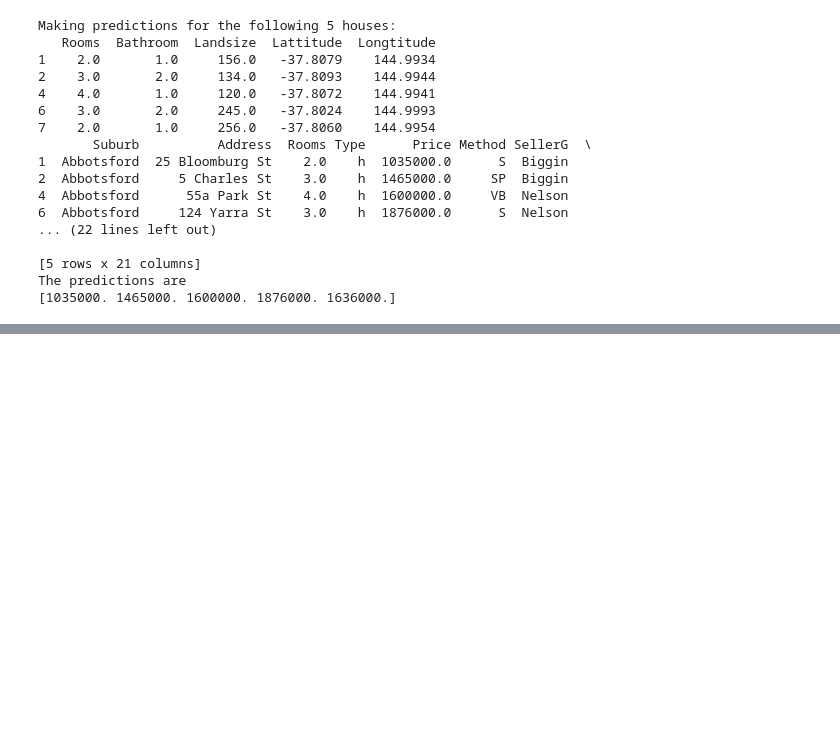
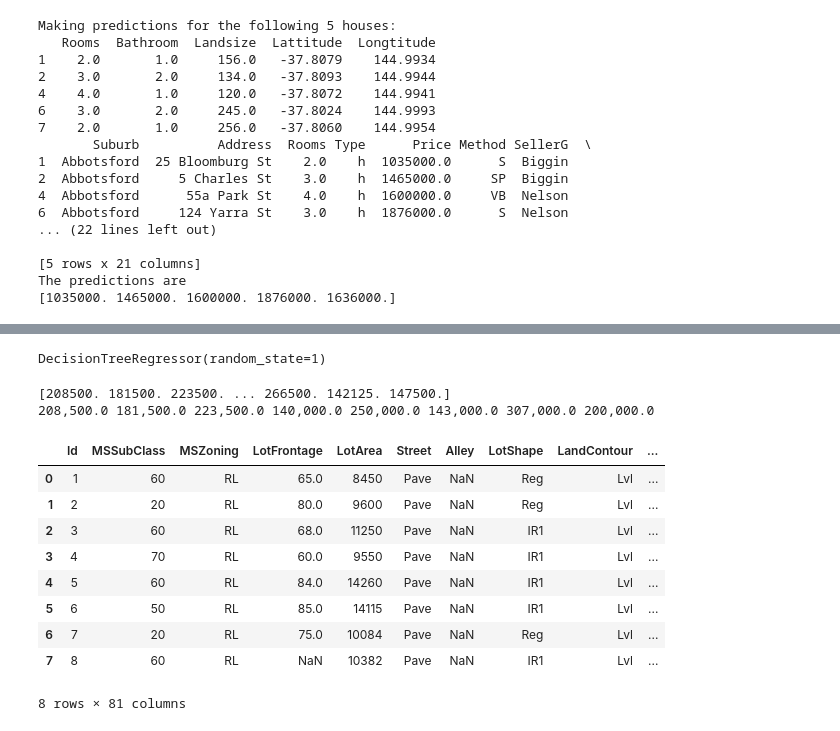
Before and after one commit to jmonti-gh/MachineLearning_Py, a Jupyter notebook: kaggle_ML_3.ipynb, the cells around one changed output, grey strips where cells are left out. Cells and saved outputs as stored; diff of their text form; code cells hidden in the pictures; blank space fills up the shorter version.

Commit message:
begin 4. Model Validation

```diff
--- a/kaggle_ML_3.ipynb
+++ b/kaggle_ML_3.ipynb
@@ -210,0 +344,35 @@ The predictions are
+# %%
+### Step 3: Specify and Fit Model
+
+#from sklearn.tree import DecisionTreeRegressor
+#specify the model.
+#For model reproducibility, set a numeric value for random_state when specifying the model
+iowa_model = DecisionTreeRegressor(random_state=1)
+
+# Fit the model
+iowa_model.fit(X, y)
+# %% [output]
+DecisionTreeRegressor(random_state=1)
+# %%
+### Step 4: Make Predictions
+predictions = iowa_model.predict(X)
+print(predictions)
+for i in range(8):
+    print(f'{predictions[i]:,}', end=' ')
+# %% [output]
+[208500. 181500. 223500. ... 266500. 142125. 147500.]
+208,500.0 181,500.0 223,500.0 140,000.0 250,000.0 143,000.0 307,000.0 200,000.0
+# %%
+## Think about the results
+home_df.head(8)
+# %% [output]
+|  | Id | MSSubClass | MSZoning | LotFrontage | LotArea | Street | Alley | LotShape | LandContour | ... |
+| 0 | 1 | 60 | RL | 65.0 | 8450 | Pave | NaN | Reg | Lvl | ... |
+| 1 | 2 | 20 | RL | 80.0 | 9600 | Pave | NaN | Reg | Lvl | ... |
+| 2 | 3 | 60 | RL | 68.0 | 11250 | Pave | NaN | IR1 | Lvl | ... |
+| 3 | 4 | 70 | RL | 60.0 | 9550 | Pave | NaN | IR1 | Lvl | ... |
+| 4 | 5 | 60 | RL | 84.0 | 14260 | Pave | NaN | IR1 | Lvl | ... |
+| 5 | 6 | 50 | RL | 85.0 | 14115 | Pave | NaN | IR1 | Lvl | ... |
+| 6 | 7 | 20 | RL | 75.0 | 10084 | Pave | NaN | Reg | Lvl | ... |
+| 7 | 8 | 60 | RL | NaN | 10382 | Pave | NaN | IR1 | Lvl | ... |
+8 rows × 81 columns
```
Also changed, not shown: parts of 7 cells of this notebook, 2 other files.
